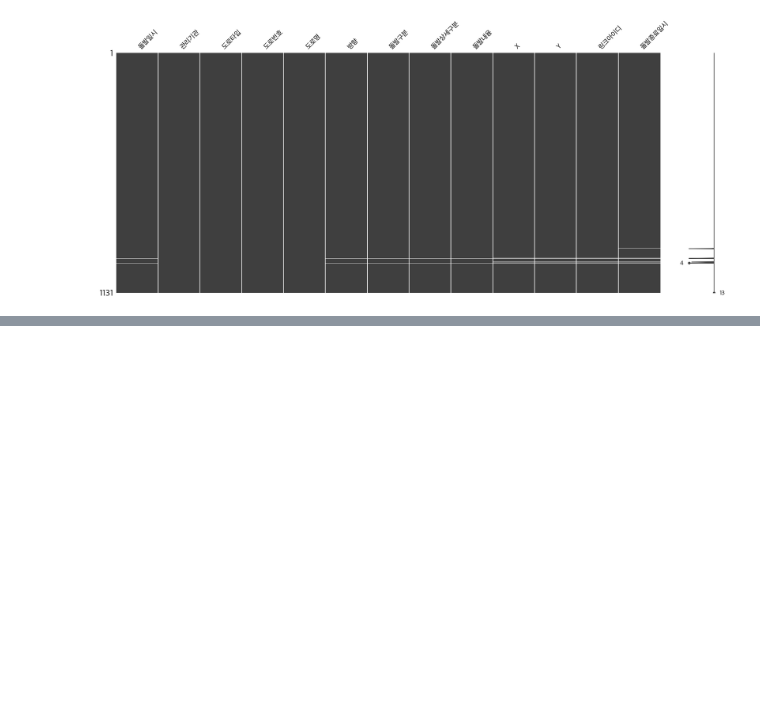
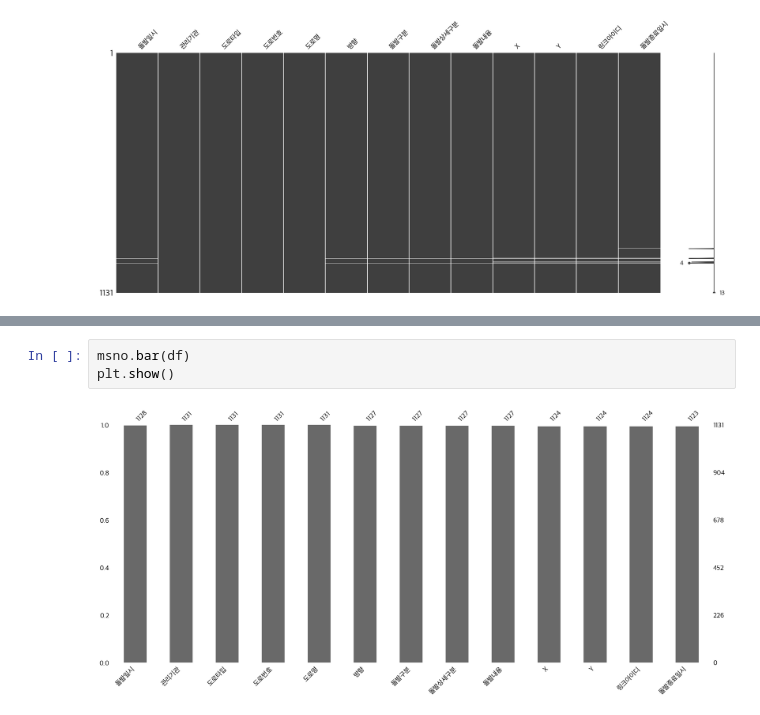
Before and after one commit to danawls/traffic_models, a Jupyter notebook: missing_data/finding/ITS-돌발/check.ipynb, the cells around one changed output, grey strips where cells are left out. Cells and saved outputs as stored; diff of their text form; blank space fills up the shorter version.

```diff
--- a/missing_data/finding/ITS-돌발/check.ipynb
+++ b/missing_data/finding/ITS-돌발/check.ipynb
@@ -60,0 +66,5 @@ plt.show()
+# %%
+msno.bar(df)
+plt.show()
+# %% [output]
+[figure, added]
```
Also changed, not shown: parts of 3 cells of this notebook, 5 other files.
